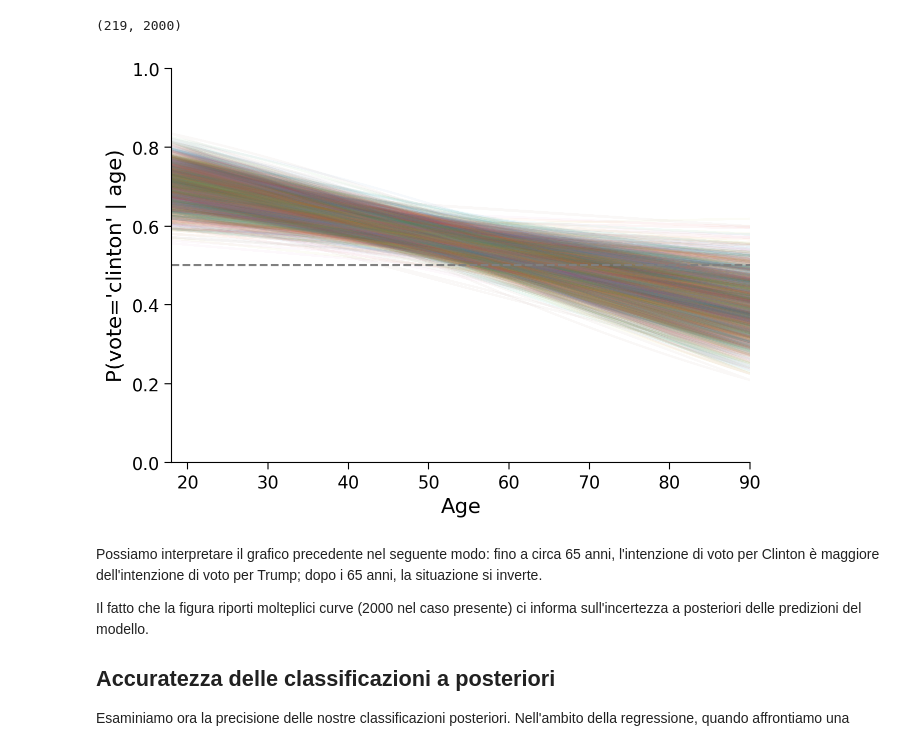
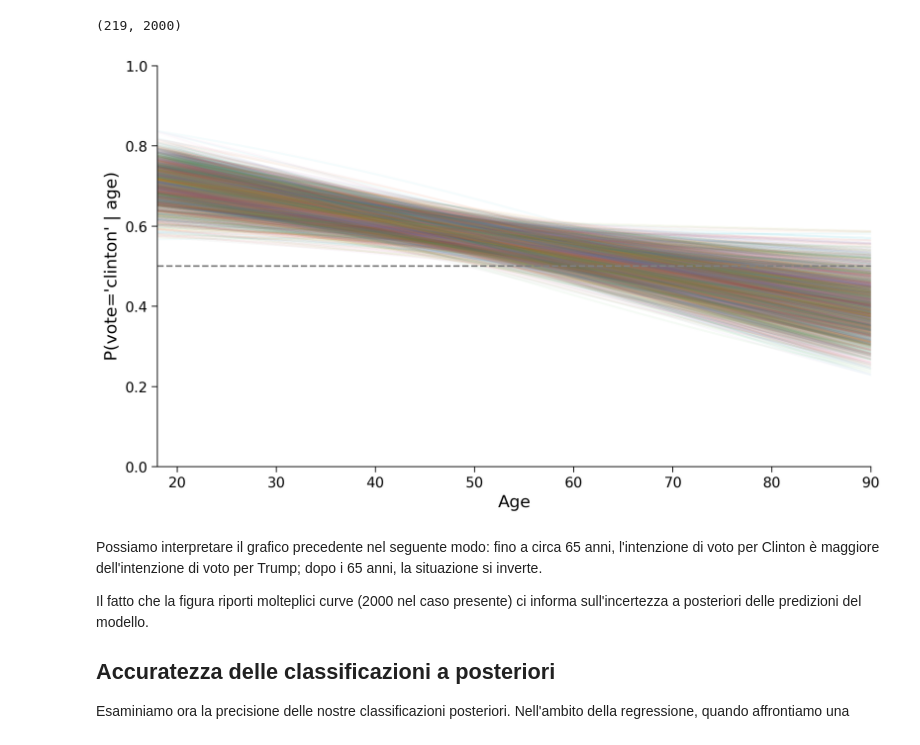
Before and after one commit to ccaudek/ds4psy, a Jupyter notebook: chapter_5/05_logistic_reg.ipynb, the cells around one changed output. Drawn from its saved outputs; the diff is of its cells as text; code cells hidden in the pictures.

```diff
--- a/chapter_5/05_logistic_reg.ipynb
+++ b/chapter_5/05_logistic_reg.ipynb
@@ -314,21 +332,18 @@ vote_posterior.shape
 # %% [output]
 (219, 2000)
 # %%
-_, ax = plt.subplots(figsize=(7, 5))
-
-ax.plot(new_data.age, vote_posterior, alpha=0.04)
+plt.figure(figsize=(10, 6))
+plt.plot(new_data.age, vote_posterior, alpha=0.04)
 
 # Adding a dashed horizontal line at y=0.5 (50% probability)
-ax.axhline(y=0.5, color="gray", linestyle="dashed")
+plt.axhline(y=0.5, color="gray", linestyle="dashed")
 
-ax.set_ylabel("P(vote='clinton' | age)")
-ax.set_xlabel("Age")
-ax.set_ylim(0, 1)
-ax.set_xlim(18, 90)
-
-plt.show()
+plt.ylabel("P(vote='clinton' | age)")
+plt.xlabel("Age")
+plt.ylim(0, 1)
+plt.xlim(18, 90);
 # %% [output]
-[figure, old version]
+[figure, new version]
 # %% [markdown]
 Possiamo interpretare il grafico precedente nel seguente modo: fino a circa 65 anni, l'intenzione di voto per Clinton è maggiore dell'intenzione di voto per Trump; dopo i 65 anni, la situazione si inverte.
 
```
Also changed, not shown: parts of 18 cells of this notebook, 16 other files.
